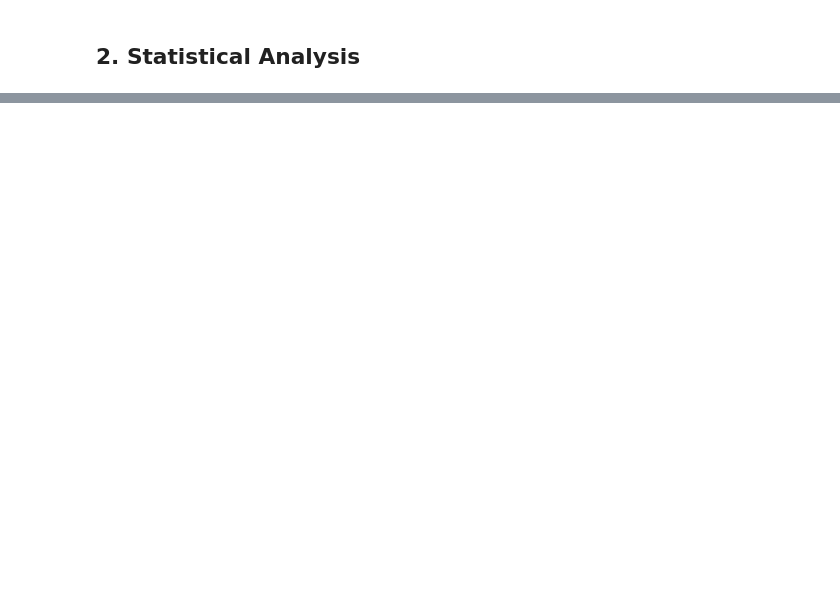
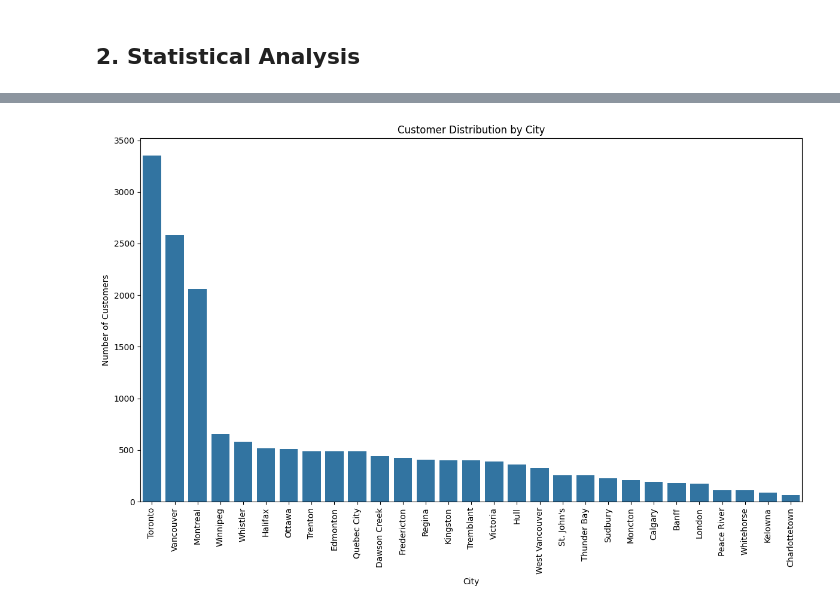
Before and after one commit to melvin-ngure/Airline_Customer_Loyalty_Program_and_Engagement_Analysis, a Jupyter notebook: Airline_Customer_Loyalty_Program_and_Engagement_Analysis.ipynb, the cells around one changed output, grey strips where cells are left out. Saved outputs shown, nothing was run; the diff lists cells and outputs as text; code cells hidden in the pictures; blank space fills up the shorter version.

```diff
--- a/Airline_Customer_Loyalty_Program_and_Engagement_Analysis.ipynb
+++ b/Airline_Customer_Loyalty_Program_and_Engagement_Analysis.ipynb
@@ -173,0 +211,27 @@ lyt_hist.describe(include='all')
+# %%
+# Geographical Map: Customer distribution by province or city
+plt.figure(figsize=(12, 8))
+
+if 'City' in lyt_hist.columns:
+    city_counts = lyt_hist['City'].value_counts()
+    sns.barplot(x=city_counts.index, y=city_counts.values)
+    plt.xticks(rotation=90)
+    plt.xlabel('City')
+    plt.ylabel('Number of Customers')
+    plt.title('Customer Distribution by City')
+
+elif 'Province' in lyt_hist.columns:
+    province_counts = lyt_hist['Province'].value_counts()
+    sns.barplot(x=province_counts.index, y=province_counts.values)
+    plt.xticks(rotation=90)
+    plt.xlabel('Province')
+    plt.ylabel('Number of Customers')
+    plt.title('Customer Distribution by Province')
+
+else:
+    print("No 'City' or 'Province' column found in the dataset.")
+
+plt.tight_layout()
+plt.show()
+# %% [output]
+[figure, added]
```
Also changed, not shown: parts of 11 cells of this notebook.
